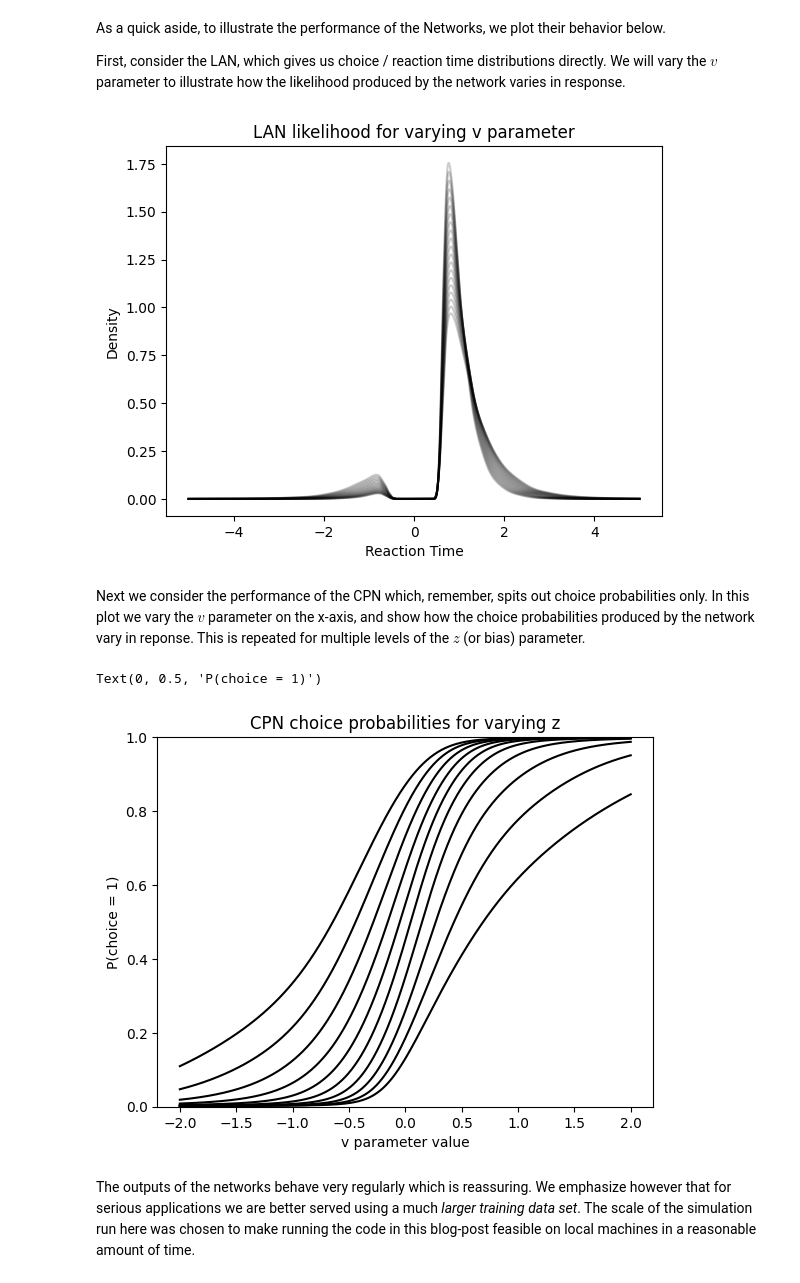
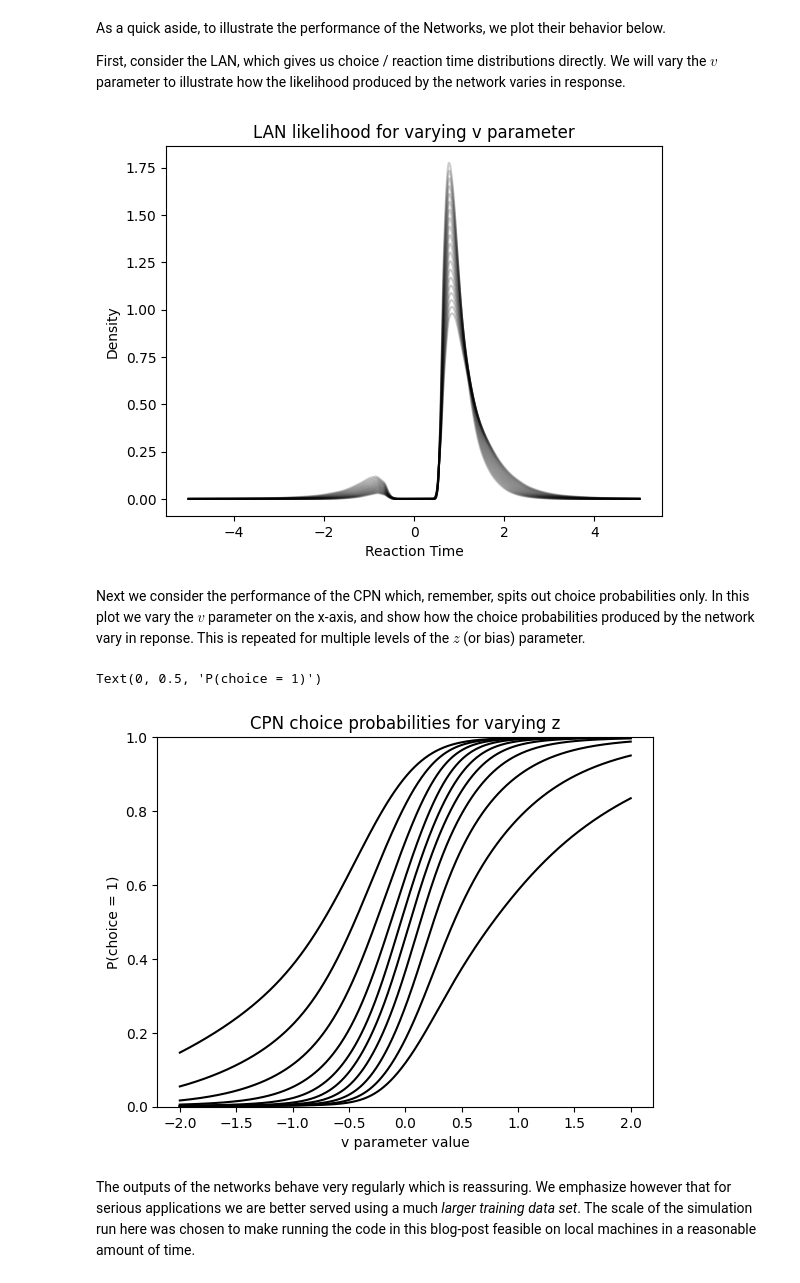
Before and after one commit to AlexanderFengler/blog_posts, a Jupyter notebook: posts/flax_networks_in_pymc/pymc_lans_blog_post.ipynb, the cells around one changed output. Drawn from its saved outputs; the diff is of its cells as text; code cells hidden in the pictures.

```diff
--- a/posts/flax_networks_in_pymc/pymc_lans_blog_post.ipynb
+++ b/posts/flax_networks_in_pymc/pymc_lans_blog_post.ipynb
@@ -219,11 +226,11 @@ ddm_generator_config['dgp_list'] = 'ddm'
 ddm_generator_config['n_parameter_sets'] = 1000
 
 # Specify how many samples a simulation run should entail
-ddm_generator_config['n_samples'] = 1000
+ddm_generator_config['n_samples'] = 2000
 
 # Specify how many training examples to extract from
 # a single parameter vector
-ddm_generator_config['n_training_samples_by_parameter_set'] = 500
+ddm_generator_config['n_training_samples_by_parameter_set'] = 1000
 
 # Specify folder in which to save generated data
 ddm_generator_config['output_folder'] = 'data/training_data/ddm'
@@ -240,14 +247,15 @@ If you run this by yourself,
 # %%
 # MAKE DATA
 from ssms.dataset_generators import data_generator
-n_datasets = 10
+n_datasets = 20
 
 my_dataset_generator = data_generator(generator_config = ddm_generator_config,
                                       model_config = ddm_model_config)
 
 for i in range(n_datasets):
     print('Dataset: ', i + 1, ' of ', n_datasets)
-    training_data = my_dataset_generator.generate_data_training_uniform(save = True)
+    training_data = my_dataset_generator.generate_data_training_uniform(save = True,
+                                                                        verbose = False)
 # %% [output]
 n_cpus used:  32
 checking:  data/training_data/ddm
@@ -312,7 +320,7 @@ class DatasetTorch(torch.utils.data.Dataset):
 
     def __getitem__(self, index):
         """
-        Return next batch
+        Return next batch.
         """
         # Check if it is time to load the next file from disk
         if index % self.batches_per_file == 0 or self.tmp_data == None:
@@ -1106,32 +1140,32 @@ for i in np.linspace(1., 2., 20):
     inp_[:, 5] = np.concatenate([(-1)*np.ones(1000), np.ones(1000)]) # choices
 
 
-    plt.plot(inp_[:, 4] * inp_[:, 5], jnp.exp(lan_forward_jitted(inp_)), color = 'black', alpha = 0.2)
+    plt.plot(inp_[:, 4] * inp_[:, 5], jnp.exp(lan_forward(inp_)), color = 'black', alpha = 0.2)
     plt.title('LAN likelihood for varying v parameter')
     plt.xlabel('Reaction Time')
     plt.ylabel('Density')
 # %% [output]
-[figure, old version]
+[figure, new version]
 # %% [markdown]
 Next we consider the performance of the CPN which, remember, spits out choice probabilities only.
 In this plot we vary the $v$ parameter on the x-axis, and show how the choice probabilities produced by the network vary in reponse. This is repeated for multiple levels of the $z$ (or bias) parameter.
 # %%
 # Vary z in outer loop
 for i in np.linspace(0.1, 0.9, 10):
     dat_tmp = np.zeros((1000, 4))
     dat_tmp[:, 0] = np.linspace(-2, 2, 1000) # vary v parameter
     dat_tmp[:, 1] = 2.0 # a
     dat_tmp[:, 2] = i # z
     dat_tmp[:, 3] = 1. # ndt / t
-    plt.plot(dat_tmp[:, 0], jnp.exp(cpn_forward_jitted(dat_tmp)), color = 'black')
+    plt.plot(dat_tmp[:, 0], jnp.exp(cpn_forward(dat_tmp)), color = 'black')
 
 plt.ylim(0, 1)
 plt.title('CPN choice probabilities for varying z')
 plt.xlabel('v parameter value')
 plt.ylabel('P(choice = 1)')
 # %% [output]
 Text(0, 0.5, 'P(choice = 1)')
-[figure, old version]
+[figure, new version]
 # %% [markdown]
 The outputs of the networks behave very regularly which is reassuring. We emphasize however that for serious applications we are better served using a much *larger training data set*. The scale of the simulation run here was chosen to make running the code in this blog-post feasible on local machines in a reasonable amount of time.
 # %% [markdown]
```
Also changed, not shown: parts of 15 cells of this notebook, 2 other files.
